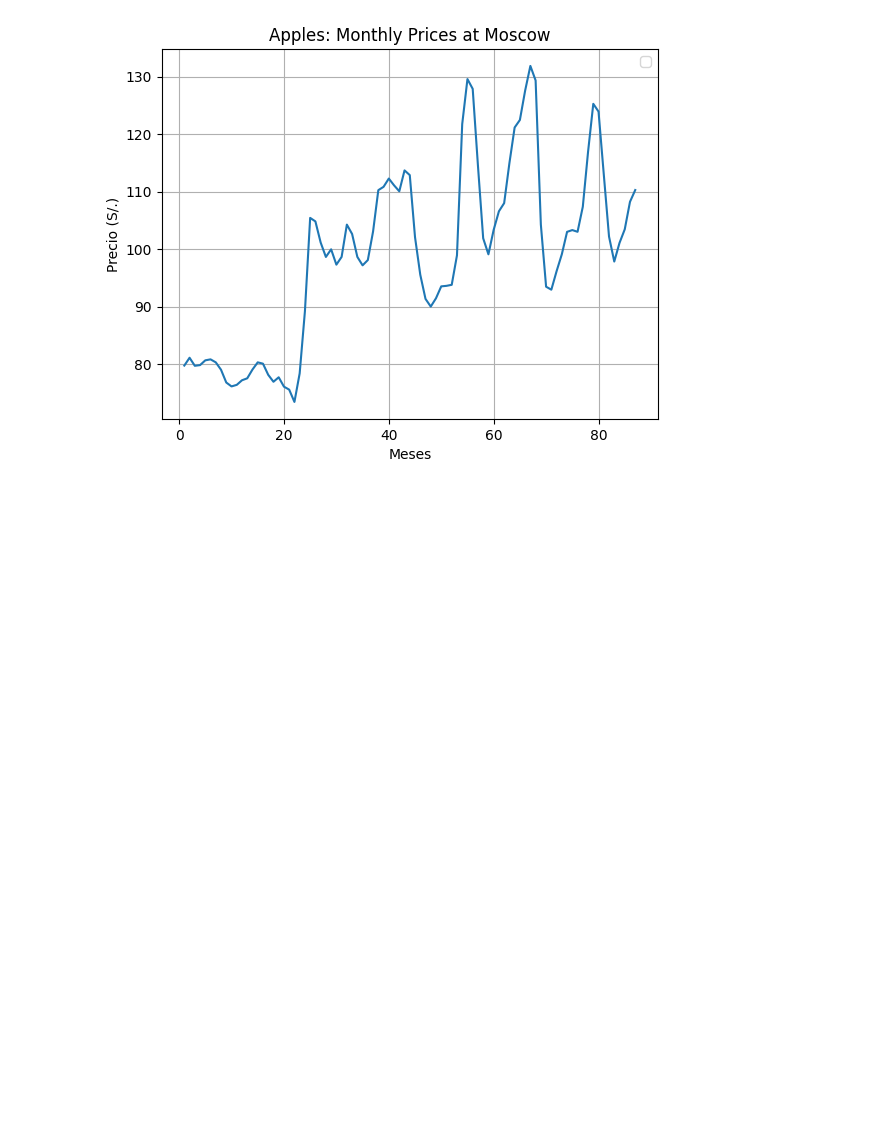
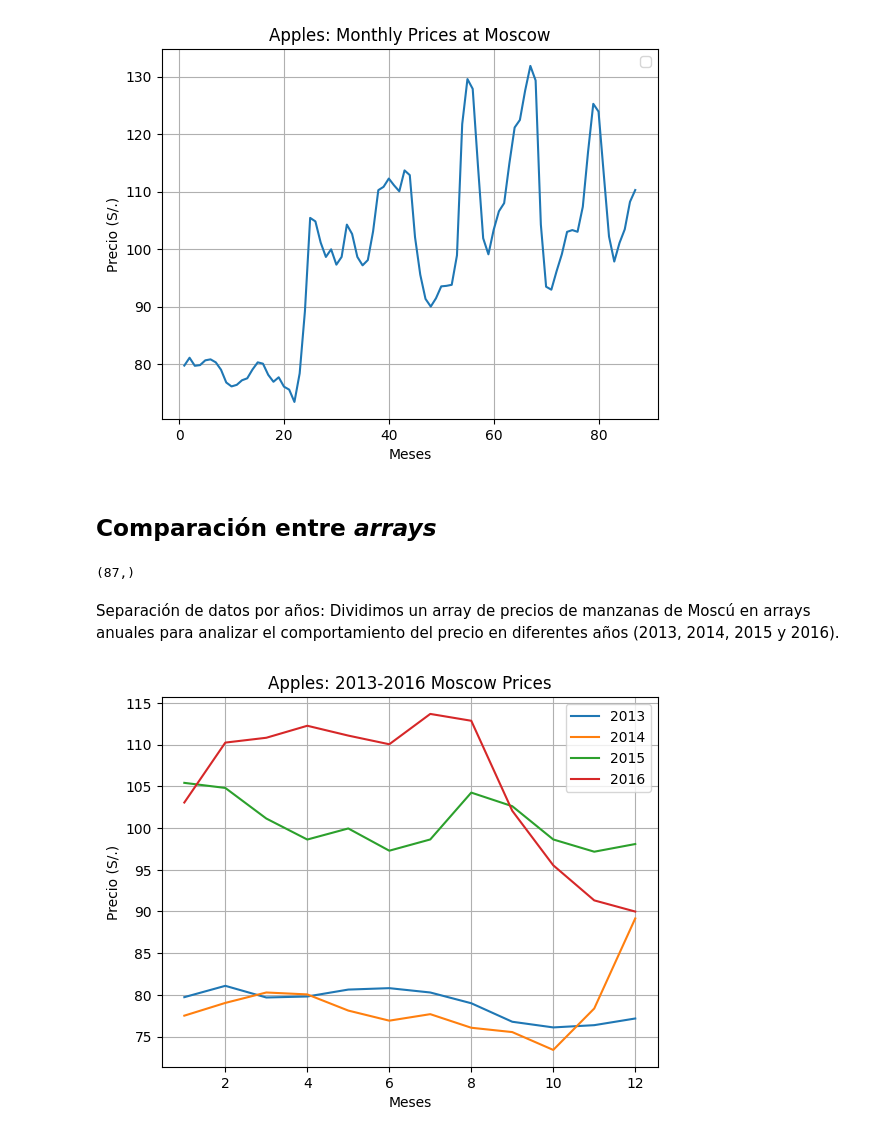
Before and after one commit to dzapatasal/python-data-science-practice, a Jupyter notebook: notebooks/mixtos/np_pd_apples.ipynb, the cells around one changed output. Cells and saved outputs as stored; diff of their text form; code cells hidden in the pictures; blank space fills up the shorter version.

```diff
--- a/notebooks/mixtos/np_pd_apples.ipynb
+++ b/notebooks/mixtos/np_pd_apples.ipynb
@@ -19,9 +15,15 @@ array([ 1,  2,  3,  4,  5,  6,  7,  8,  9, 10, 11, 12, 13, 14, 15, 16, 17,
        69, 70, 71, 72, 73, 74, 75, 76, 77, 78, 79, 80, 81, 82, 83, 84, 85,
        86, 87])
 # %%
-###### CARGA DEL DATASET DIRECTAMENTE DESDE GOOGLE DRIVE ######
-path = '/content/drive/MyDrive/Alura_Latam/Formaciones/Data_Science/Aprendiendo_a_hacer_ETL_G8_ONE/datasets/manzanas.csv'
-datos = np.loadtxt(path, delimiter=',',usecols=np.arange(1,88))
+## FUENTE: GOOGLE DRIVE
+# Carga del array directamente desde Google Drive
+drive_path = '/content/drive/MyDrive/Alura_Latam/Formaciones/Data_Science/Aprendiendo_a_hacer_ETL_G8_ONE/datasets/manzanas.csv'
+drive_datos = np.loadtxt(path, delimiter=',',usecols=np.arange(1,88))
+
+## FUENTE: GOOGLE DRIVE
+# Carga del array directamente desde Google Drive
+github_path = 'https://raw.githubusercontent.com/dzapatasal/python-data-science-practice/refs/heads/main/datasets/apples_ts.csv'
+datos = np.loadtxt(github_path, delimiter=',',usecols=np.arange(1,88) )
 # %% [markdown]
 # Métodos básicos para explorar *Arrays*
 # %%
@@ -176,3 +178,29 @@ Kaliningrado = precios[:,1]
 Petersburgo = precios[:,2]
 Krasnodar = precios[:,3]
 Ekaterimburgo = precios[:,4]
+# %% [markdown]
+## Comparación entre *arrays*
+# %%
+Moscu.shape
+# %% [output]
+(87,)
+# %% [markdown]
+Separación de datos por años: Dividimos un array de precios de manzanas de Moscú en arrays anuales para analizar el comportamiento del precio en diferentes años (2013, 2014, 2015 y 2016).
+# %%
+moscu_1 = Moscu[0:12] # '0' Enero , '12' Diciembre. En realidad es 11 pero el parametro es exclusivo (toma hasta un número antes)
+moscu_2 = Moscu[12:24]
+moscu_3 = Moscu[24:36]
+moscu_4 = Moscu[36:48]
+# %%
+plt.plot(np.arange(1,13,1),moscu_1) # Grafica de linea simple del 2013
+plt.plot(np.arange(1,13,1),moscu_2) # Grafica de linea simple del 2014
+plt.plot(np.arange(1,13,1),moscu_3) # Grafica de linea simple del 2015
+plt.plot(np.arange(1,13,1),moscu_4) # Grafica de linea simple del 2016
+plt.title('Apples: 2013-2016 Moscow Prices')
+plt.xlabel('Meses')
+plt.legend(['2013','2014','2015','2016']) # Legenda del gráfico
+plt.ylabel('Precio (S/.)')
+plt.grid()
+plt.show()
+# %% [output]
+[figure, added]
```
Also changed, not shown: parts of 2 cells of this notebook.
